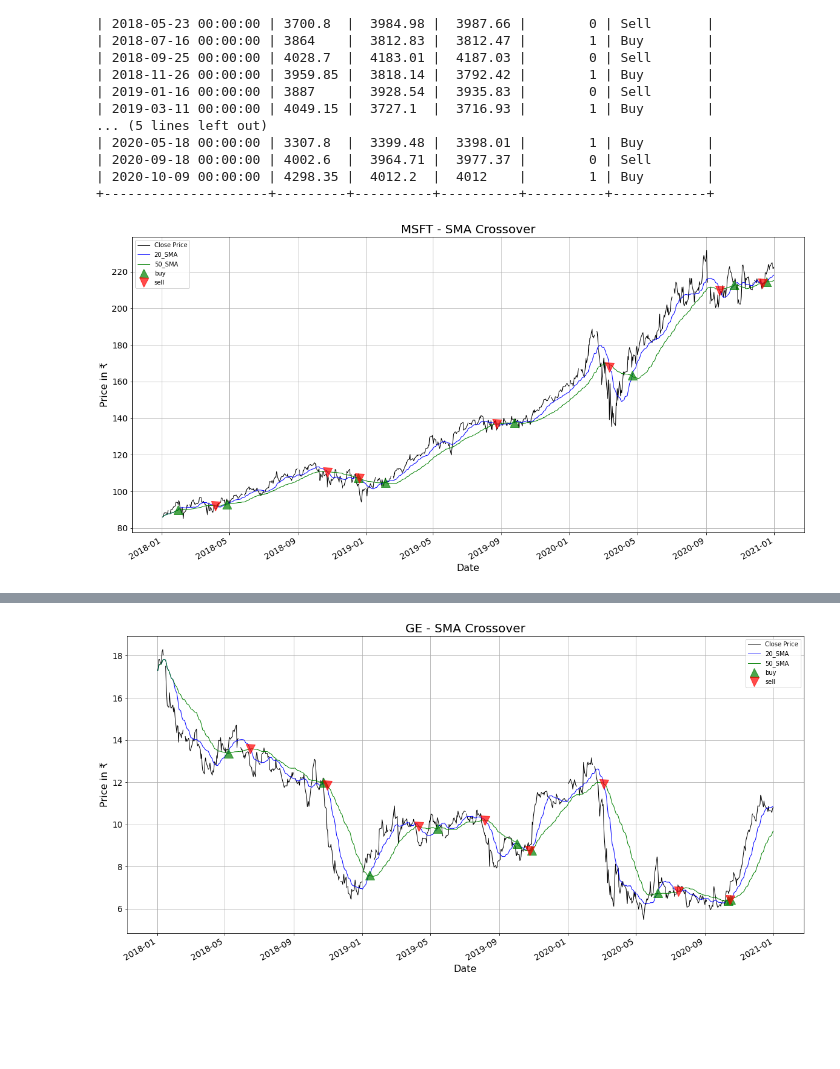
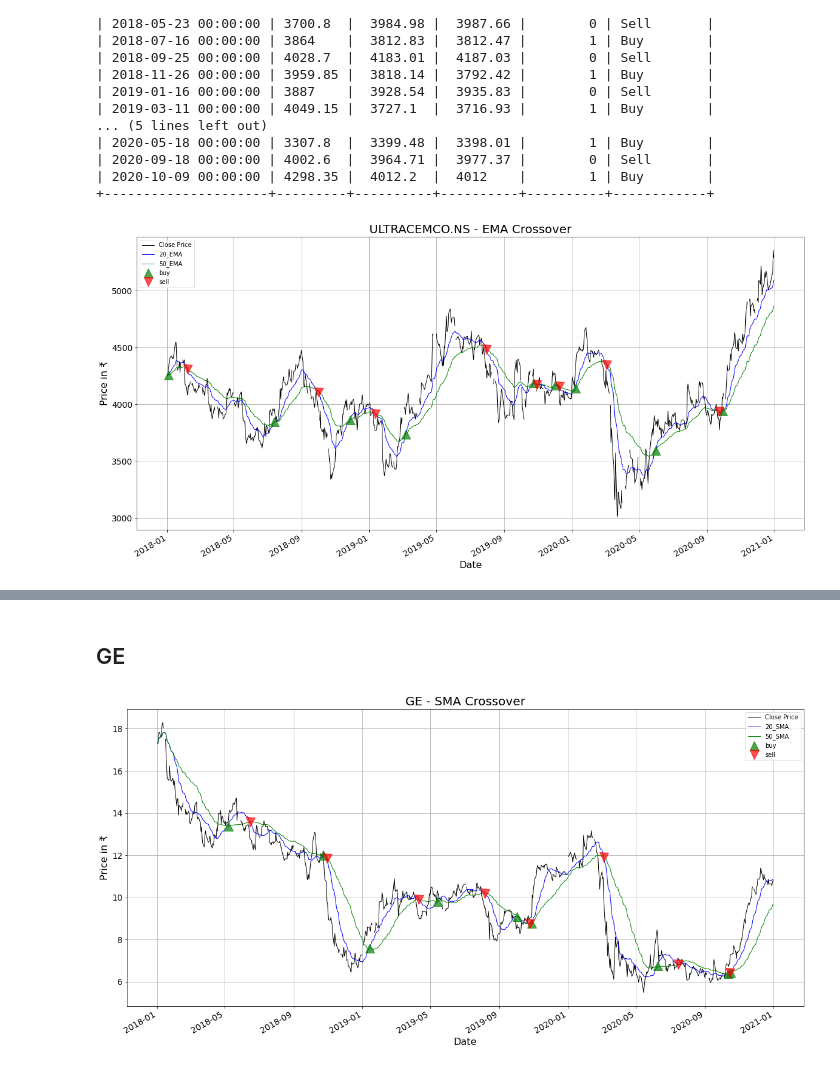
Before and after one commit to NikhilVijayakumar/TechnicalAnalysis, a Jupyter notebook: src/trading/MovingAverageCrossover.ipynb, the cells around one changed output, grey strips where cells are left out. Saved outputs shown, nothing was run; the diff lists cells and outputs as text; code cells hidden in the pictures; blank space fills up the shorter version.

```diff
--- a/src/trading/MovingAverageCrossover.ipynb
+++ b/src/trading/MovingAverageCrossover.ipynb
@@ -94,7 +98,7 @@ MovingAverageCrossStrategy(ULTRACEMCO[["Close"]],symbol[3])
 | 2020-10-09 00:00:00 | 4298.35 |  4012.2  |  4012    |        1 | Buy        |
 +---------------------+---------+----------+----------+----------+------------+
 # %%
-MovingAverageCrossStrategy(ms[["Close"]],symbol[0])
+MovingAverageCrossStrategy(ULTRACEMCO[["Close"]],symbol[3], movingAverage='EMA')
 # %% [output]
-[figure, old version]
+[figure, new version]
 +---------------------+---------+----------+----------+----------+------------+
@@ -118,4 +120,6 @@ MovingAverageCrossStrategy(ms[["Close"]],symbol[0])
 +---------------------+---------+----------+----------+----------+------------+
+# %% [markdown]
+## GE
 # %%
 MovingAverageCrossStrategy(ge[["Close"]],symbol[1])
 # %% [output]
```
Also changed, not shown: parts of 8 cells of this notebook.
